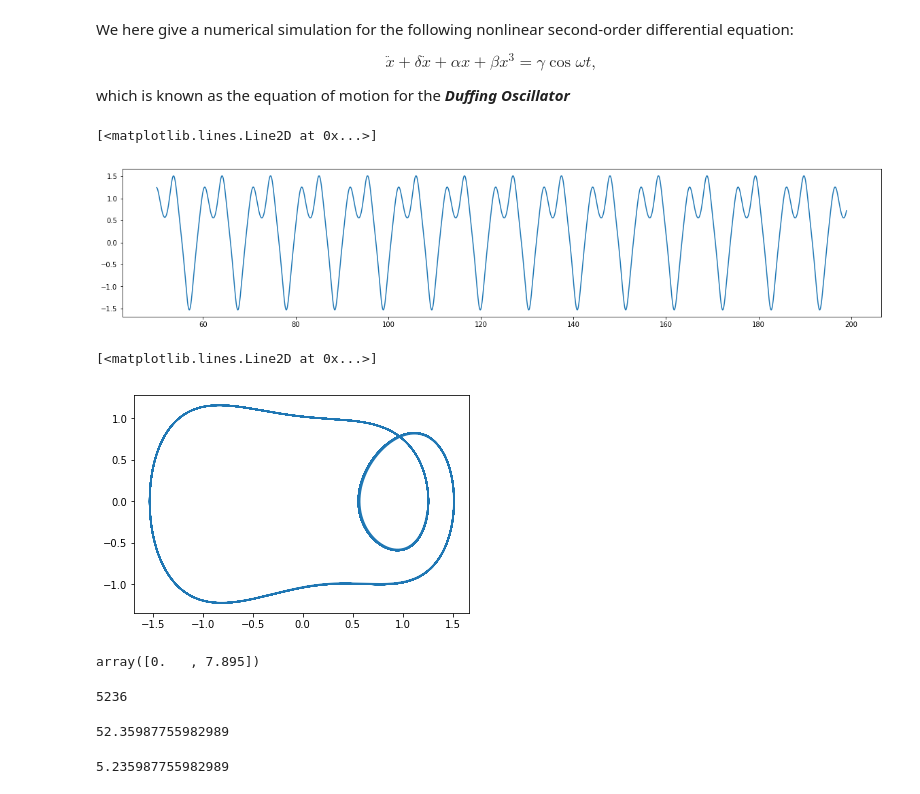
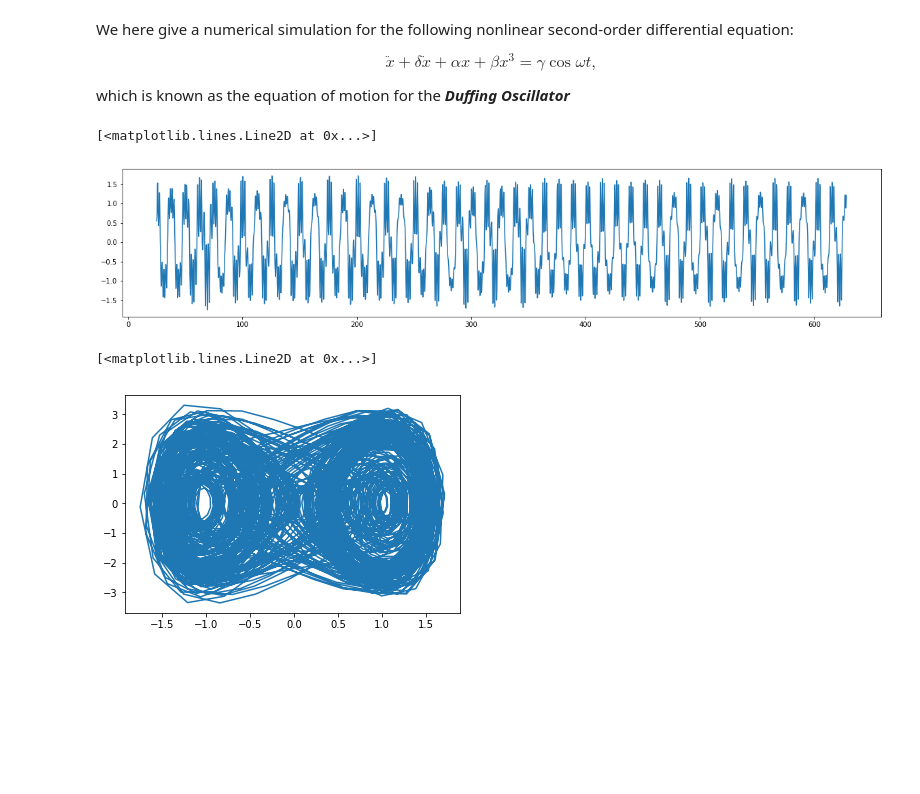
Before and after one commit to jarndejong/numerical_pendulum, a Jupyter notebook: Duffing_oscillator.ipynb, the cells around one changed output. Drawn from its saved outputs; the diff is of its cells as text; code cells hidden in the pictures; blank space fills up the shorter version.

Commit message:
A Commit that I should have done a long time ago
I'm not completely certain what has changed; I haven't worked on this for a couple of months

```diff
--- a/Duffing_oscillator.ipynb
+++ b/Duffing_oscillator.ipynb
@@ -16,21 +16,30 @@ import matplotlib.pyplot as plt
 ## Set parameters
 ## Define the physical parameters
 
-alpha = -1
-beta = 1
-gamma = 0.65
-delta = 0.3
+alpha = 0.1
+beta = 0
+gamma = -0.1
+delta = 0
 omega = 1.2
+
+alpha = 1
+beta = 5
+gamma = 8
+delta = 0.02
+omega = 0.5
+
+
 
 T_drive = np.pi*2/omega
 ## Set simulation parameters
 # Define the timestep
-dt = 0.01
+dt = 0.02*T_drive
 # Define the total time of the simulation
-t_tot = 38*T_drive # sec
+total_osc = 50000
+t_tot = total_osc*T_drive # sec
 
 ## Give initial values
-x_init = 1 # m
+x_init = 0 # m
 v_init = 0 # m/s
 # %%
 f = DE.f_duffing_osc(alpha,beta,gamma,delta,omega)
@@ -38,17 +47,19 @@ f = DE.f_duffing_osc(alpha,beta,gamma,delta,omega)
 y_all, t_vect = DE.solveDE_RK4(f, y_init = [x_init, v_init], dt = dt, nr_of_DE = 2, t_tot = t_tot)
 #y_all, t_vect = DE.solveDE_Euler(f, y_init = [x_init, v_init], dt = dt, nr_of_DE = 2, t_tot = t_tot)
 # %%
-plot_offset_time = 50
+plot_offset_time = 2*T_drive
+plot_cutoff_time = 50*T_drive
 plot_offset = np.int(plot_offset_time/dt)
+plot_cutoff = np.int(plot_cutoff_time/dt)
 fig1 = plt.figure(figsize = (20,4))
-plt.plot(t_vect[plot_offset:],y_all[0,plot_offset:])
+plt.plot(t_vect[plot_offset:plot_cutoff],y_all[0,plot_offset:plot_cutoff])
 #plt.plot(t_vect,y_all_Eu[0,:])
 # %% [output]
 [<matplotlib.lines.Line2D at 0x...>]
-[figure, old version]
+[figure, new version]
 # %%
-plt.plot(y_all[0,plot_offset:],y_all[1,plot_offset:])
+plt.plot(y_all[0,plot_offset:plot_cutoff],y_all[1,plot_offset:plot_cutoff])
 #plt.plot(y_all_Eu[0,:],y_all_Eu[1,:])
 # %% [output]
 [<matplotlib.lines.Line2D at 0x...>]
-[figure, old version]
+[figure, new version]
@@ -57,12 +65,0 @@ f = DE.f_duffing_osc(alpha,beta,gamma,delta,omega)
-# %%
-DE.functioncalculator(f, [x_init, v_init], 0)
-# %% [output]
-array([0.   , 7.895])
-# %%
-print(len(t_vect))
-# %% [output]
-5236
-# %%
-print(t_tot)
-# %% [output]
-52.35987755982989
@@ -71,4 +65,0 @@ T = np.pi*2/omega
-# %%
-T
-# %% [output]
-5.235987755982989
```
Also changed, not shown: parts of 5 cells of this notebook, 2 other files.
